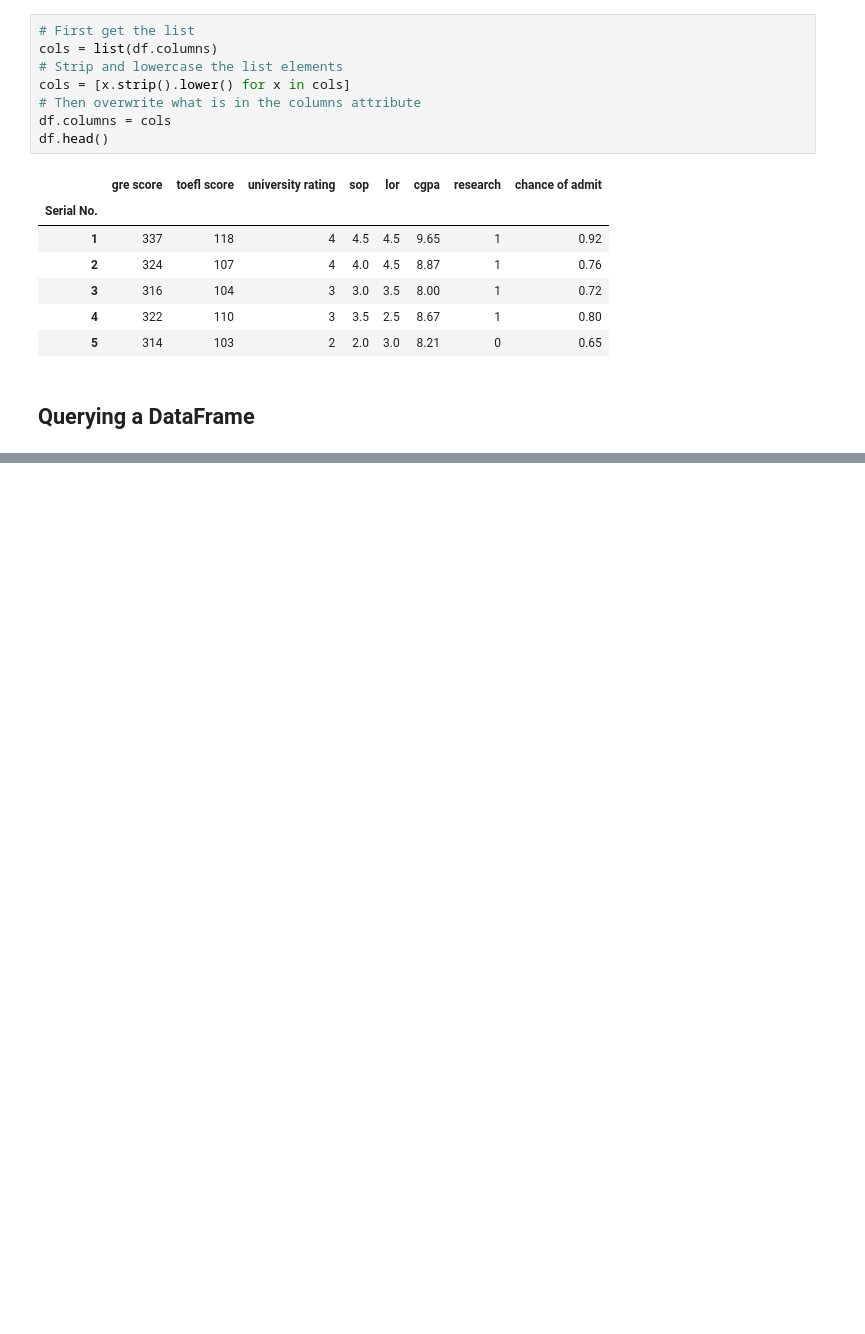
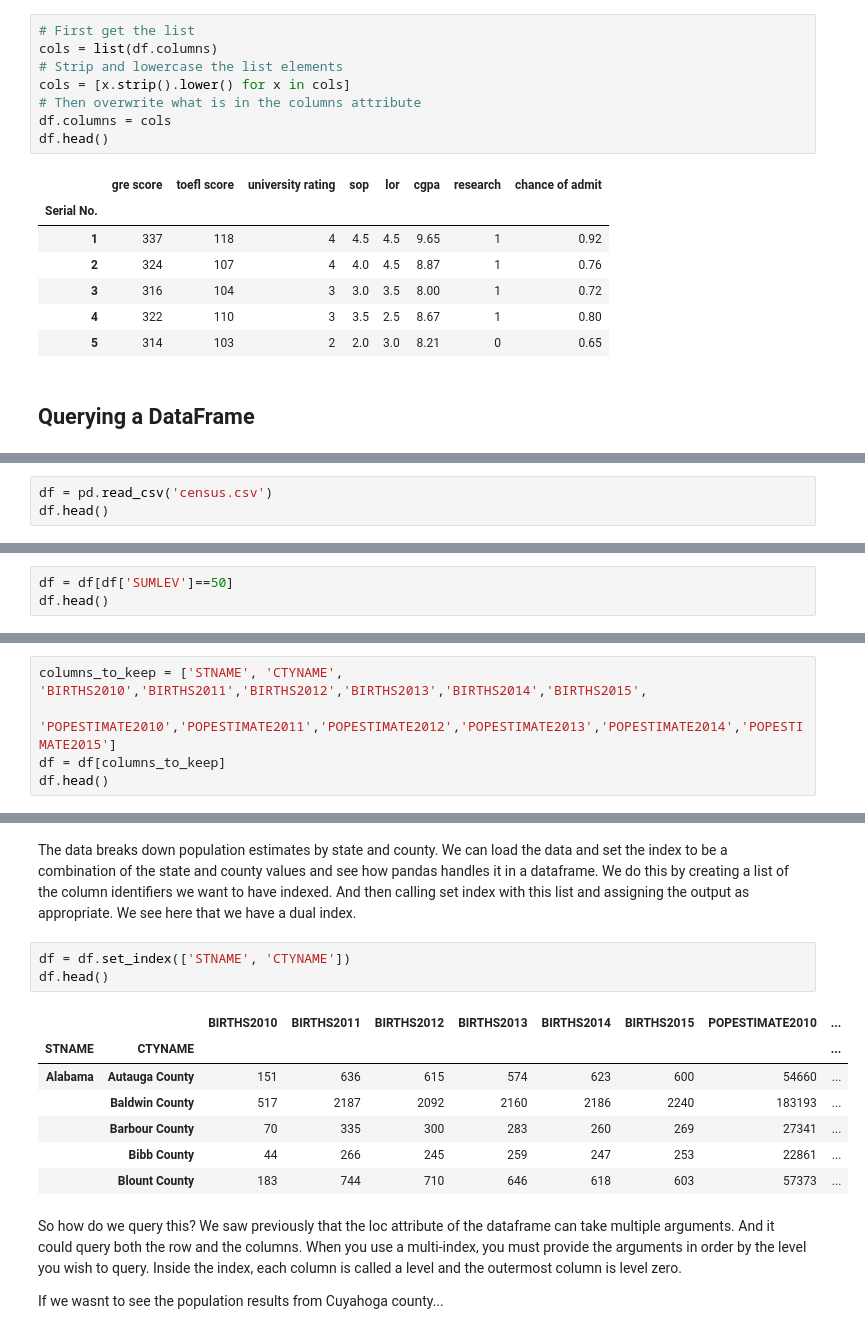
Before and after one commit to jaredwilliam/Applied_Data_Science_Python, a Jupyter notebook: 1_Intro_to_Data_Science_in_Python/Week 2/Introduction to Pandas.ipynb, the cells around one changed output, grey strips where cells are left out. Saved outputs shown, nothing was run; the diff lists cells and outputs as text; blank space fills up the shorter version.

```diff
--- a/1_Intro_to_Data_Science_in_Python/Week 2/Introduction to Pandas.ipynb
+++ b/1_Intro_to_Data_Science_in_Python/Week 2/Introduction to Pandas.ipynb
@@ -490,0 +648,3 @@ df.head()
+# %%
+df = pd.read_csv('census.csv')
+df.head()
@@ -490,0 +667,3 @@ df.head()
+# %%
+df = df[df['SUMLEV']==50]
+df.head()
@@ -490,0 +680,5 @@ df.head()
+# %%
+columns_to_keep = ['STNAME', 'CTYNAME', 'BIRTHS2010','BIRTHS2011','BIRTHS2012','BIRTHS2013','BIRTHS2014','BIRTHS2015',
+                   'POPESTIMATE2010','POPESTIMATE2011','POPESTIMATE2012','POPESTIMATE2013','POPESTIMATE2014','POPESTIMATE2015']
+df = df[columns_to_keep]
+df.head()
@@ -490,0 +692,17 @@ df.head()
+# %% [markdown]
+The data breaks down population estimates by state and county. We can load the data and set the index to be a combination of the state and county values and see how pandas handles it in a dataframe. We do this by creating a list of the column identifiers we want to have indexed. And then calling set index with this list and assigning the output as appropriate. We see here that we have a dual index.
+# %%
+df = df.set_index(['STNAME', 'CTYNAME'])
+df.head()
+# %% [output]
+|  |  | BIRTHS2010 | BIRTHS2011 | BIRTHS2012 | BIRTHS2013 | BIRTHS2014 | BIRTHS2015 | POPESTIMATE2010 | ... |
+| STNAME | CTYNAME |  |  |  |  |  |  |  | ... |
+| Alabama | Autauga County | 151 | 636 | 615 | 574 | 623 | 600 | 54660 | ... |
+|  | Baldwin County | 517 | 2187 | 2092 | 2160 | 2186 | 2240 | 183193 | ... |
+|  | Barbour County | 70 | 335 | 300 | 283 | 260 | 269 | 27341 | ... |
+|  | Bibb County | 44 | 266 | 245 | 259 | 247 | 253 | 22861 | ... |
+|  | Blount County | 183 | 744 | 710 | 646 | 618 | 603 | 57373 | ... |
+# %% [markdown]
+So how do we query this? We saw previously that the loc attribute of the dataframe can take multiple arguments. And it could query both the row and the columns. When you use a multi-index, you must provide the arguments in order by the level you wish to query. Inside the index, each column is called a level and the outermost column is level zero.
+
+If we wasnt to see the population results from Cuyahoga county...
```
Also changed, not shown: parts of 42 cells of this notebook, 1 other file.
